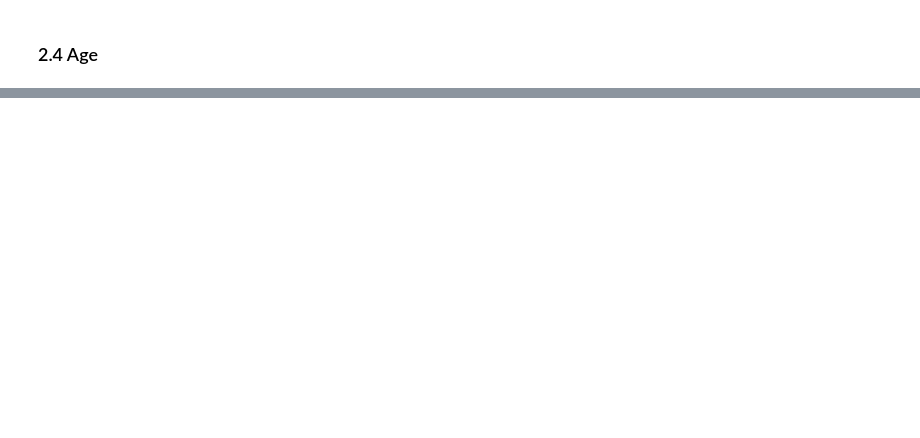
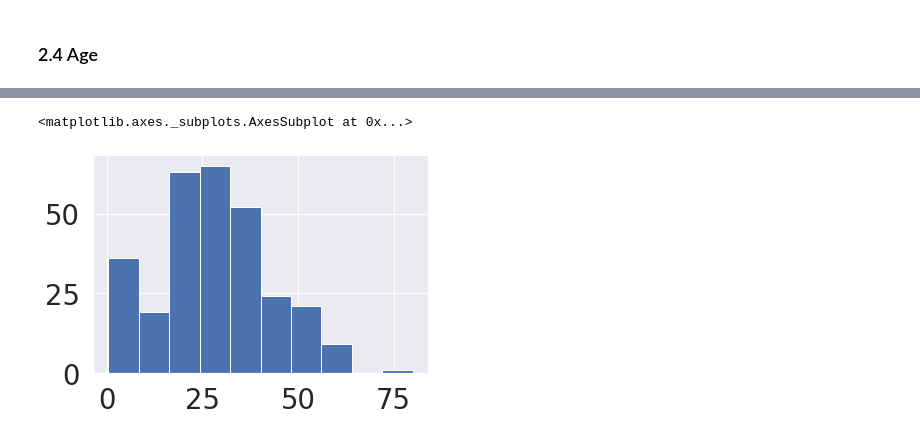
Before and after one commit to kimtomato/Kaggle_Project, a Jupyter notebook: titanic_tutorial_first.ipynb, the cells around one changed output, grey strips where cells are left out. Cells and saved outputs as stored; diff of their text form; code cells hidden in the pictures; blank space fills up the shorter version.

```diff
--- a/titanic_tutorial_first.ipynb
+++ b/titanic_tutorial_first.ipynb
@@ -462,0 +480,5 @@ sns.factorplot(x='Sex', y = 'Survived', hue='Pclass', data=df_train, saturation=
+# %%
+df_train[df_train['Survived']==1]['Age'].hist()
+# %% [output]
+<matplotlib.axes._subplots.AxesSubplot at 0x...>
+[figure, added]
```
Also changed, not shown: parts of 22 cells of this notebook.
